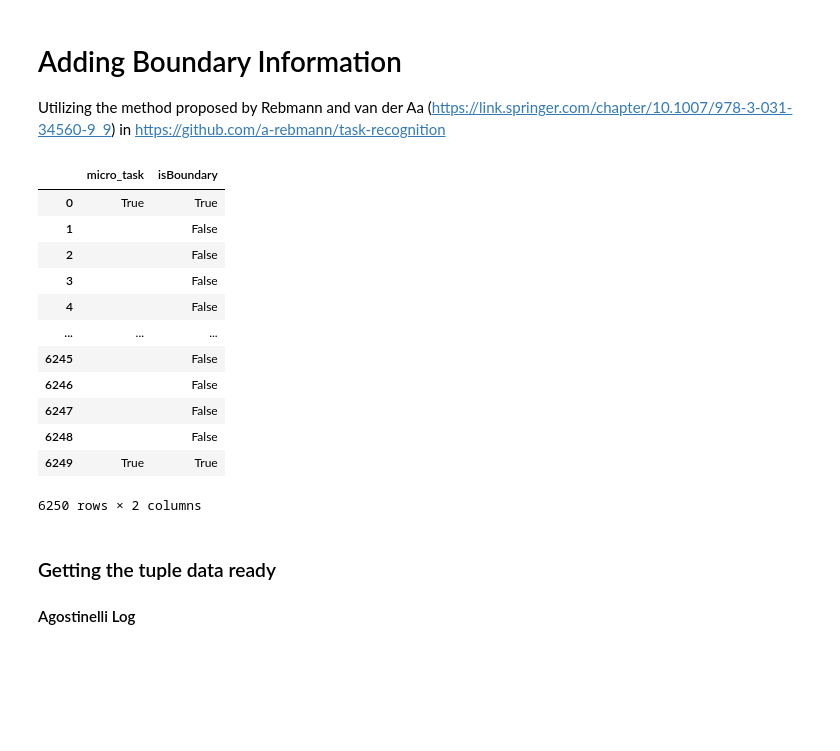
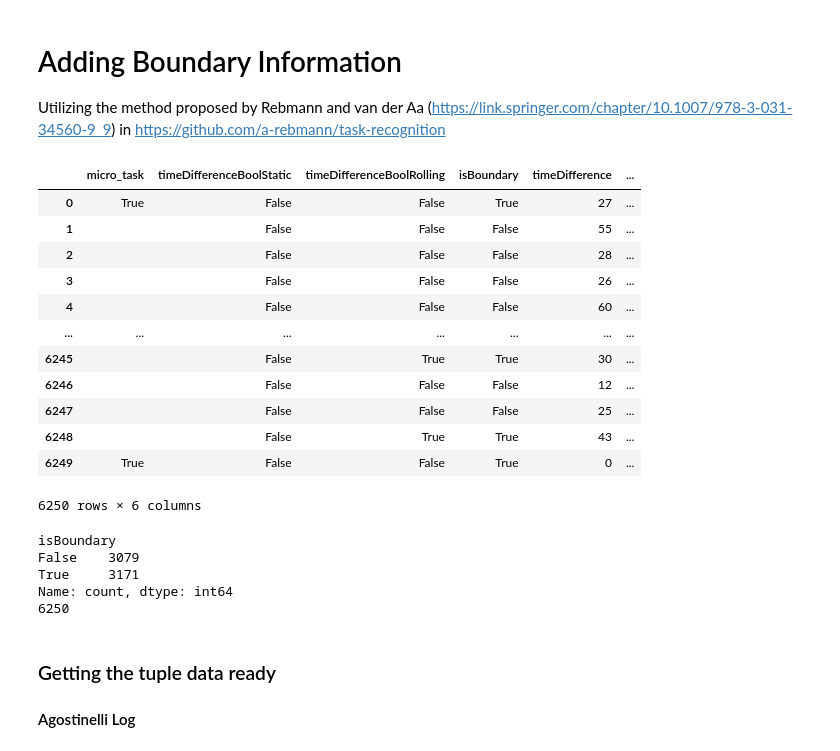
Before and after one commit to thohenadl/TSMDforUILogs, a Jupyter notebook: MotifsUiData.ipynb, the cells around one changed output. Drawn from its saved outputs; the diff is of its cells as text; code cells hidden in the pictures; blank space fills up the shorter version.

Commit message:
Added Mirza Paper solution with running Gap Average

```diff
--- a/MotifsUiData.ipynb
+++ b/MotifsUiData.ipynb
@@ -123,47 +123,58 @@ Utilizing the method proposed by Rebmann and van der Aa (https://link.springer.c
 # %%
 from util.uipatternminer import UIPatternMiner
 from util.const import path_to_files, log_dir, value_attributes, semantic_attributes, context_attributes, MICROTASK, CASEID, USERACTIONID, case_ids, timeStamps
 
 # 2. Get Micro Tasks by creating uipatternminer Class Object
 context_atts = context_attributes
 value_atts = value_attributes
 semantic_atts = semantic_attributes
 
 for file in filenamesList:
     case_ids = {file: "case:concept:name"}
     timeStamps = {file: "time:timestamp"}
 
 miner = UIPatternMiner(df, case_ids, timeStamps, context_atts, value_atts, semantic_atts)
 miner.get_micro_tasks()
 boundary_indices = miner.get_attribute("boundaries")
 
 # Add column with boundaries to df
 df[MICROTASK] = ''
 for index in boundary_indices:
     df.at[index, MICROTASK] = 'True'
 
 # Include calculate_time_difference
 # Adding a weekly average as seperator (gap attribute) might be a solution to get better "segmenetation" of task switches as described in doi.org/10.1145/2063576.2063947
-df = calculate_time_difference(df, miner, gap=300)
+df = calculate_time_difference(df, miner, gap=300, n_rolling=10)
 
 # Merge case boundary col, time Difference Boundary, and micro task boundary col in isBoundaryCol
-df['isBoundary'] = df.apply(lambda row: row[MICROTASK] == 'True' or row['timeDifferenceBool'] == True, axis=1)
+df['isBoundary'] = df.apply(lambda row: row[MICROTASK] == 'True' or row['timeDifferenceBoolStatic'] == True or row['timeDifferenceBoolRolling'] == True, axis=1)
 
-df[[MICROTASK,'isBoundary']]
+df[[MICROTASK,"timeDifferenceBoolStatic","timeDifferenceBoolRolling",'isBoundary','timeDifference',"n-running-difference"]]
 # %% [output]
-|  | micro_task | isBoundary |
-| 0 | True | True |
-| 1 |  | False |
-| 2 |  | False |
-| 3 |  | False |
-| 4 |  | False |
-| ... | ... | ... |
-| 6245 |  | False |
-| 6246 |  | False |
-| 6247 |  | False |
-| 6248 |  | False |
-| 6249 | True | True |
+|  | micro_task | timeDifferenceBoolStatic | timeDifferenceBoolRolling | isBoundary | timeDifference | ... |
+| 0 | True | False | False | True | 27 | ... |
+| 1 |  | False | False | False | 55 | ... |
+| 2 |  | False | False | False | 28 | ... |
+| 3 |  | False | False | False | 26 | ... |
+| 4 |  | False | False | False | 60 | ... |
+| ... | ... | ... | ... | ... | ... | ... |
+| 6245 |  | False | True | True | 30 | ... |
+| 6246 |  | False | False | False | 12 | ... |
+| 6247 |  | False | False | False | 25 | ... |
+| 6248 |  | False | True | True | 43 | ... |
+| 6249 | True | False | False | True | 0 | ... |
-6250 rows × 2 columns
+6250 rows × 6 columns
+# %%
+result = df.groupby('isBoundary')['isBoundary'].value_counts()
+print(result)
+
+print(len(df))
+# %% [output]
+isBoundary
+False    3079
+True     3171
+Name: count, dtype: int64
+6250
 # %% [markdown]
 ### Getting the tuple data ready
 #### Agostinelli Log
```
Also changed, not shown: parts of 16 cells of this notebook, 1 other file.
